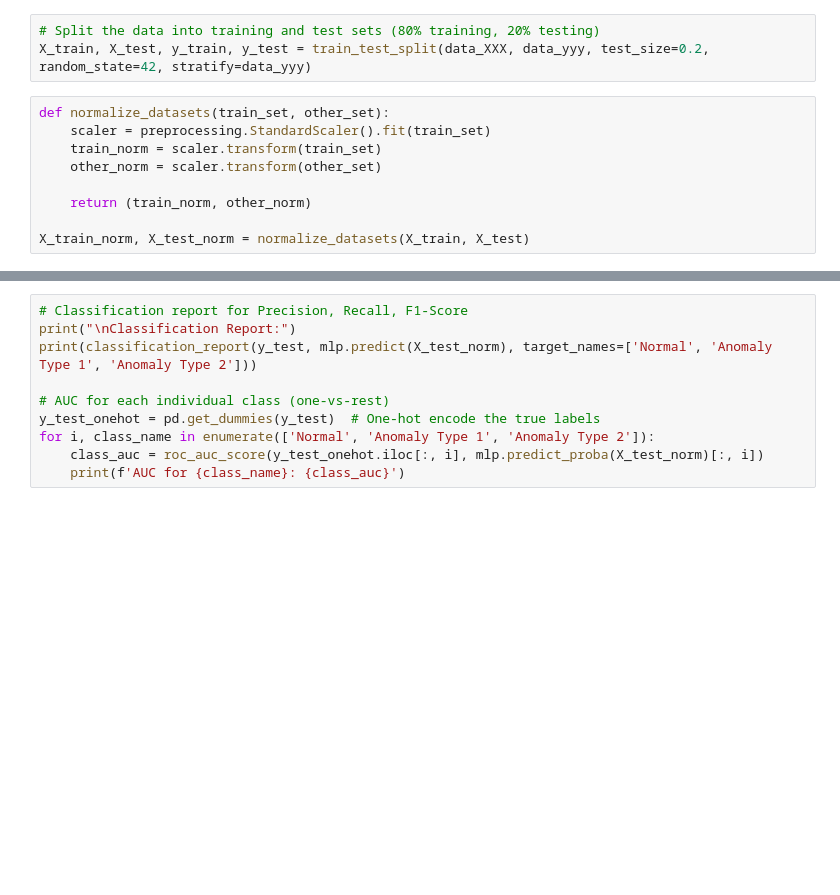
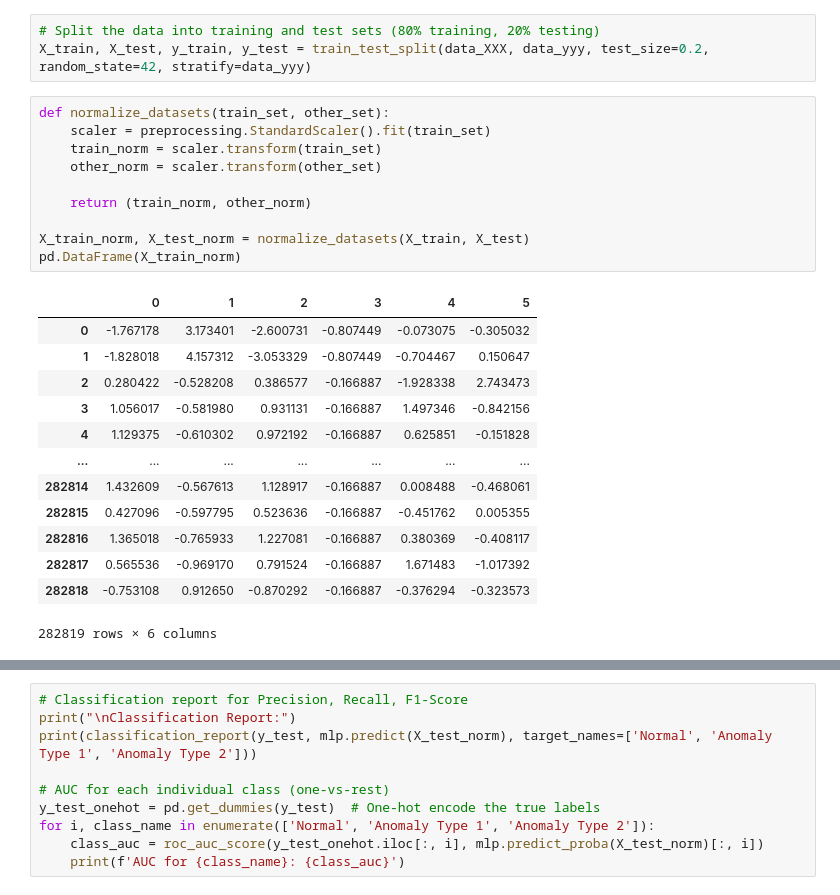
Before and after one commit to JET2001/cs421-project, a Jupyter notebook: david/Week10-alex-cleaned.ipynb, the cells around one changed output, grey strips where cells are left out. Drawn from its saved outputs; the diff is of its cells as text; blank space fills up the shorter version.

```diff
--- a/david/Week10-alex-cleaned.ipynb
+++ b/david/Week10-alex-cleaned.ipynb
@@ -157,11 +157,26 @@ X_train, X_test, y_train, y_test = train_test_split(data_XXX, data_yyy, test_siz
 # %%
 def normalize_datasets(train_set, other_set):
     scaler = preprocessing.StandardScaler().fit(train_set)
     train_norm = scaler.transform(train_set)
     other_norm = scaler.transform(other_set)
 
     return (train_norm, other_norm)
 
 X_train_norm, X_test_norm = normalize_datasets(X_train, X_test)
+pd.DataFrame(X_train_norm)
+# %% [output]
+|  | 0 | 1 | 2 | 3 | 4 | 5 |
+| 0 | -1.767178 | 3.173401 | -2.600731 | -0.807449 | -0.073075 | -0.305032 |
+| 1 | -1.828018 | 4.157312 | -3.053329 | -0.807449 | -0.704467 | 0.150647 |
+| 2 | 0.280422 | -0.528208 | 0.386577 | -0.166887 | -1.928338 | 2.743473 |
+| 3 | 1.056017 | -0.581980 | 0.931131 | -0.166887 | 1.497346 | -0.842156 |
+| 4 | 1.129375 | -0.610302 | 0.972192 | -0.166887 | 0.625851 | -0.151828 |
+| ... | ... | ... | ... | ... | ... | ... |
+| 282814 | 1.432609 | -0.567613 | 1.128917 | -0.166887 | 0.008488 | -0.468061 |
+| 282815 | 0.427096 | -0.597795 | 0.523636 | -0.166887 | -0.451762 | 0.005355 |
+| 282816 | 1.365018 | -0.765933 | 1.227081 | -0.166887 | 0.380369 | -0.408117 |
+| 282817 | 0.565536 | -0.969170 | 0.791524 | -0.166887 | 1.671483 | -1.017392 |
+| 282818 | -0.753108 | 0.912650 | -0.870292 | -0.166887 | -0.376294 | -0.323573 |
+282819 rows × 6 columns
 # %%
 # Build the MLPClassifier model
```
Also changed, not shown: parts of 3 cells of this notebook, 1 other file.
